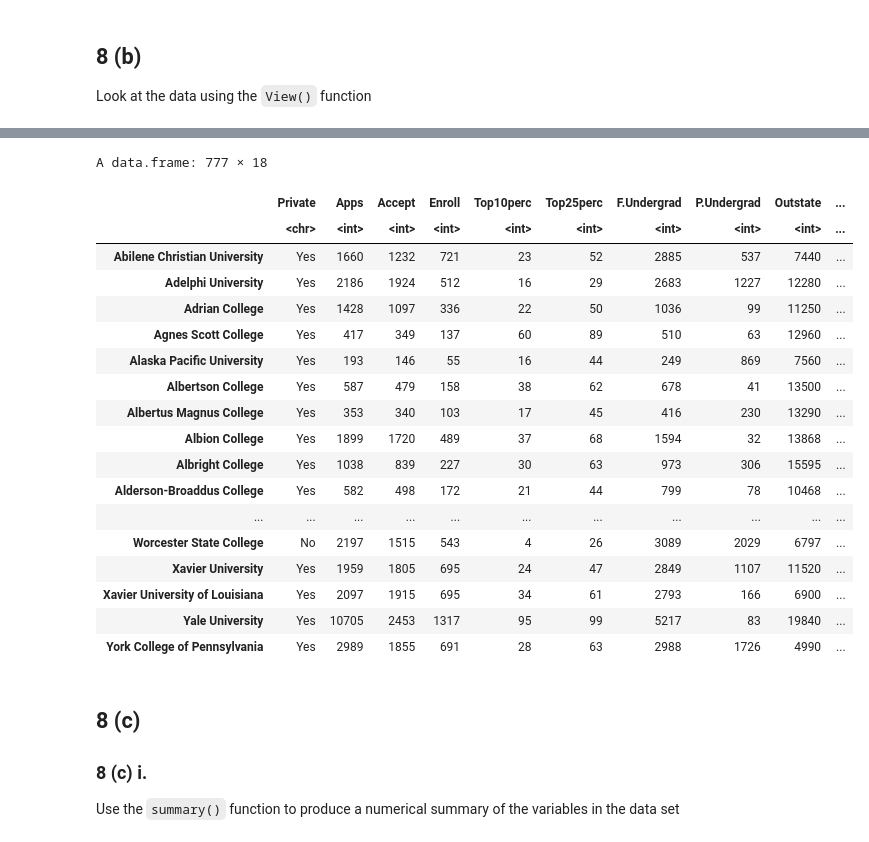
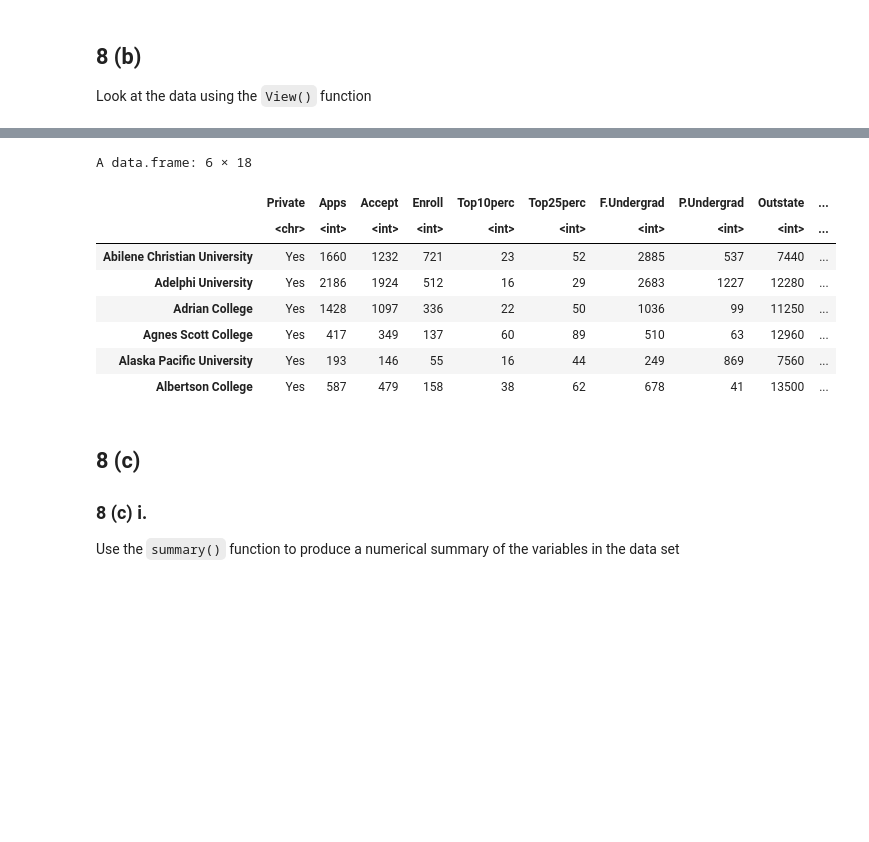
Before and after one commit to jlmolloy/rit-book-club, a Jupyter notebook: ISL/chapter02/Applied Exercises.ipynb, the cells around one changed output, grey strips where cells are left out. Saved outputs shown, nothing was run; the diff lists cells and outputs as text; code cells hidden in the pictures; blank space fills up the shorter version.

```diff
--- a/ISL/chapter02/Applied Exercises.ipynb
+++ b/ISL/chapter02/Applied Exercises.ipynb
@@ -38,27 +47,17 @@ rownames(college) <- college[, 1]
 # delete first col
 college <- college [, -1]
 # %%
-View(college)
+head(college)
 # %% [output]
-A data.frame: 777 × 18
+A data.frame: 6 × 18
 |  | Private | Apps | Accept | Enroll | Top10perc | Top25perc | F.Undergrad | P.Undergrad | Outstate | ... |
 |  | <chr> | <int> | <int> | <int> | <int> | <int> | <int> | <int> | <int> | ... |
 | Abilene Christian University | Yes | 1660 | 1232 | 721 | 23 | 52 | 2885 | 537 | 7440 | ... |
 | Adelphi University | Yes | 2186 | 1924 | 512 | 16 | 29 | 2683 | 1227 | 12280 | ... |
 | Adrian College | Yes | 1428 | 1097 | 336 | 22 | 50 | 1036 | 99 | 11250 | ... |
 | Agnes Scott College | Yes | 417 | 349 | 137 | 60 | 89 | 510 | 63 | 12960 | ... |
 | Alaska Pacific University | Yes | 193 | 146 | 55 | 16 | 44 | 249 | 869 | 7560 | ... |
 | Albertson College | Yes | 587 | 479 | 158 | 38 | 62 | 678 | 41 | 13500 | ... |
-| Albertus Magnus College | Yes | 353 | 340 | 103 | 17 | 45 | 416 | 230 | 13290 | ... |
-| Albion College | Yes | 1899 | 1720 | 489 | 37 | 68 | 1594 | 32 | 13868 | ... |
-| Albright College | Yes | 1038 | 839 | 227 | 30 | 63 | 973 | 306 | 15595 | ... |
-| Alderson-Broaddus College | Yes | 582 | 498 | 172 | 21 | 44 | 799 | 78 | 10468 | ... |
-| ... | ... | ... | ... | ... | ... | ... | ... | ... | ... | ... |
-| Worcester State College | No | 2197 | 1515 | 543 | 4 | 26 | 3089 | 2029 | 6797 | ... |
-| Xavier University | Yes | 1959 | 1805 | 695 | 24 | 47 | 2849 | 1107 | 11520 | ... |
-| Xavier University of Louisiana | Yes | 2097 | 1915 | 695 | 34 | 61 | 2793 | 166 | 6900 | ... |
-| Yale University | Yes | 10705 | 2453 | 1317 | 95 | 99 | 5217 | 83 | 19840 | ... |
-| York College of Pennsylvania | Yes | 2989 | 1855 | 691 | 28 | 63 | 2988 | 1726 | 4990 | ... |
 # %% [markdown]
 ## 8 (c)
 ### 8 (c) i.
```
Also changed, not shown: parts of 66 cells of this notebook.
